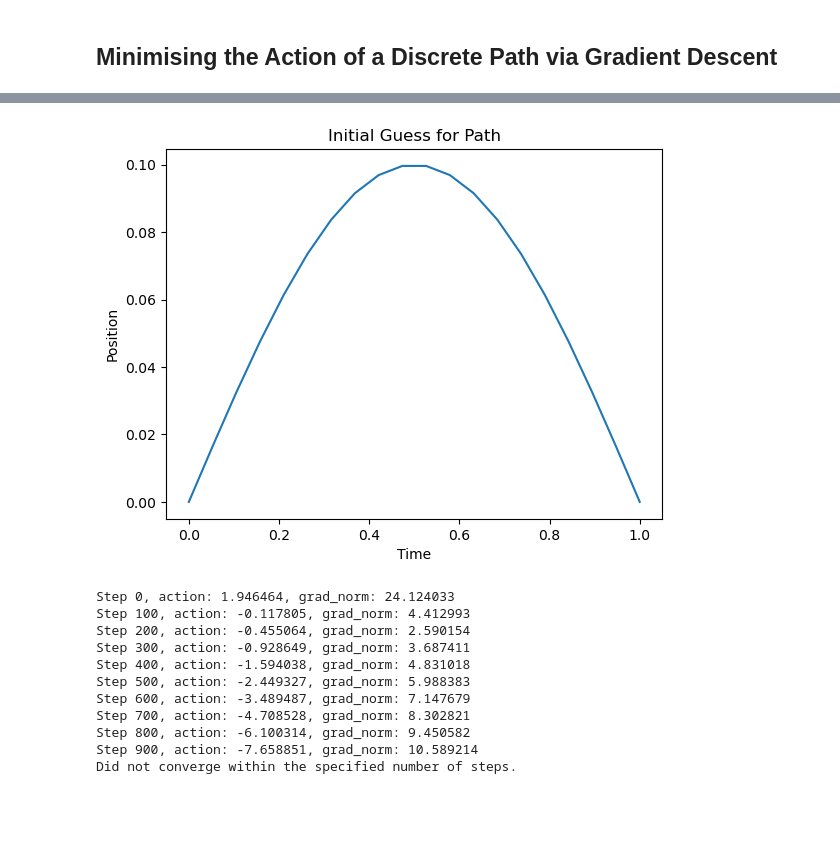
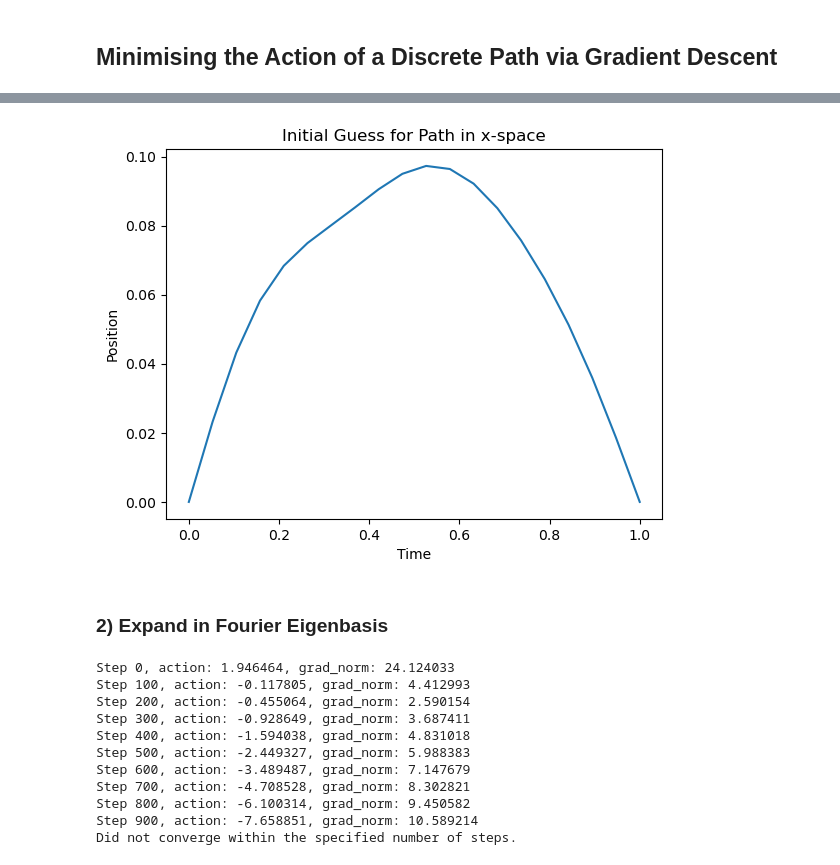
Before and after one commit to aiman1661/gd-action, a Jupyter notebook: action_notebook.ipynb, the cells around one changed output, grey strips where cells are left out. Drawn from its saved outputs; the diff is of its cells as text; code cells hidden in the pictures; blank space fills up the shorter version.

```diff
--- a/action_notebook.ipynb
+++ b/action_notebook.ipynb
@@ -34,9 +45,19 @@ Initial action: -5.616169437416829e-05
-# %%
-plt.plot(t_array, x_guess)
-plt.title('Initial Guess for Path')
-plt.xlabel('Time')
-plt.ylabel('Position')
-plt.show()
-# %% [output]
-[figure, removed]
+# %%
+seed = 0
+key = random.PRNGKey(seed)
+key, subkey = random.split(key)
+
+k = 5 # number of Fourier modes
+coeffs_guess = jnp.array([0.1, 0., 0., 0., 0.]) + random.uniform(subkey, shape=(k,)) * 0.01
+x_constructed = funcs.fourier_basis_expansion(time_array, coeffs_guess)
+
+plt.plot(time_array, x_constructed)
+plt.title('Initial Guess for Path in x-space')
+plt.xlabel('Time')
+plt.ylabel('Position')
+plt.show()
+# %% [output]
+[figure, added]
+# %% [markdown]
+### 2) Expand in Fourier Eigenbasis
 # %%
```
Also changed, not shown: parts of 5 cells of this notebook, 6 other files.
